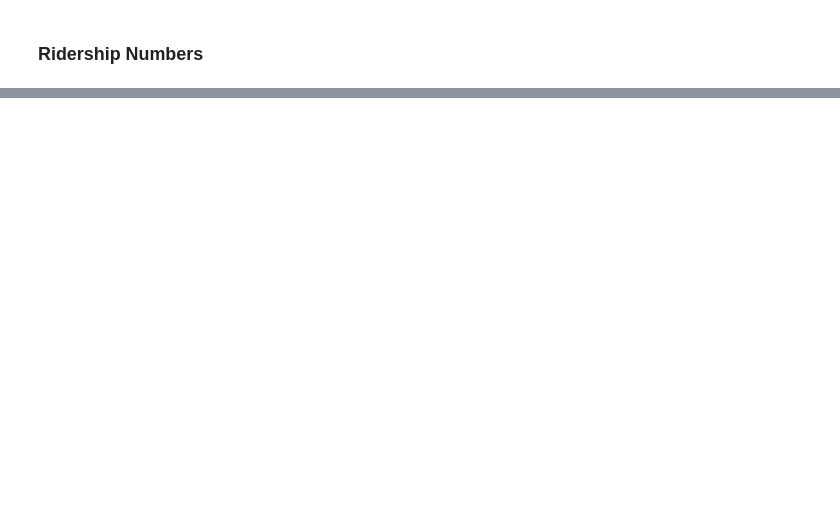
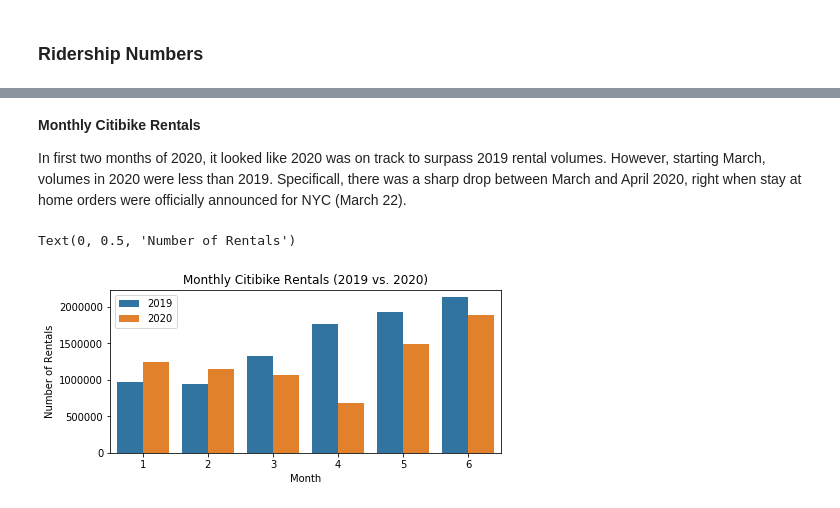
Before and after one commit to graceh3/citibike-analysis, a Jupyter notebook: Citibike - Statistical Analysis Project.ipynb, the cells around one changed output, grey strips where cells are left out. Cells and saved outputs as stored; diff of their text form; code cells hidden in the pictures; blank space fills up the shorter version.

```diff
--- a/Citibike - Statistical Analysis Project.ipynb
+++ b/Citibike - Statistical Analysis Project.ipynb
@@ -113,0 +115,7 @@ Check that you have the right datatypes.
+# %%
+# import pickled file
+df_2019 = pickle.load(open("data/df_2019_final.pickle", "rb"))
+df_2020 = pickle.load(open("data/df_2020_final.pickle", "rb"))
+# %%
+# import pickled file
+df_final = pickle.load(open("data/df_final.pickle", "rb"))
@@ -318,0 +331,5 @@ There are trip durations that are extremely long (spanning several days).
+# %%
+# import pickled dataframes
+df_2019 = pickle.load(open("data/df_2019_final.pickle", "rb"))
+df_2020 = pickle.load(open("data/df_2020_final.pickle", "rb"))
+df_final = pickle.load(open("data/df_final.pickle", "rb"))
@@ -320,0 +381,18 @@ There are trip durations that are extremely long (spanning several days).
+# %% [markdown]
+<b> Monthly Citibike Rentals </b>
+
+In first two months of 2020, it looked like 2020 was on track to surpass 2019 rental volumes. However, starting March, volumes in 2020 were less than 2019. Specificall, there was a sharp drop between March and April 2020, right when stay at home orders were officially announced for NYC (March 22).
+# %%
+# add a vertical line to mark the shut-down time
+# add numbers to the bars
+# use the same color theme throughout your analysis
+fig, ax1 = plt.subplots(figsize=(7,3))
+ax2 =sns.barplot(x="starttime_month", y="bikeid", hue="starttime_year", data=df_final[['starttime_year','starttime_month', 'bikeid']].groupby(['starttime_year','starttime_month']).count().reset_index())
+handles, labels = ax2.get_legend_handles_labels()
+ax2.legend(handles=handles,labels=labels)
+ax2.set_title('Monthly Citibike Rentals (2019 vs. 2020)')
+ax2.set_xlabel('Month')
+ax2.set_ylabel('Number of Rentals')
+# %% [output]
+Text(0, 0.5, 'Number of Rentals')
+[figure, added]
```
Also changed, not shown: parts of 39 cells of this notebook, 2 other files.
